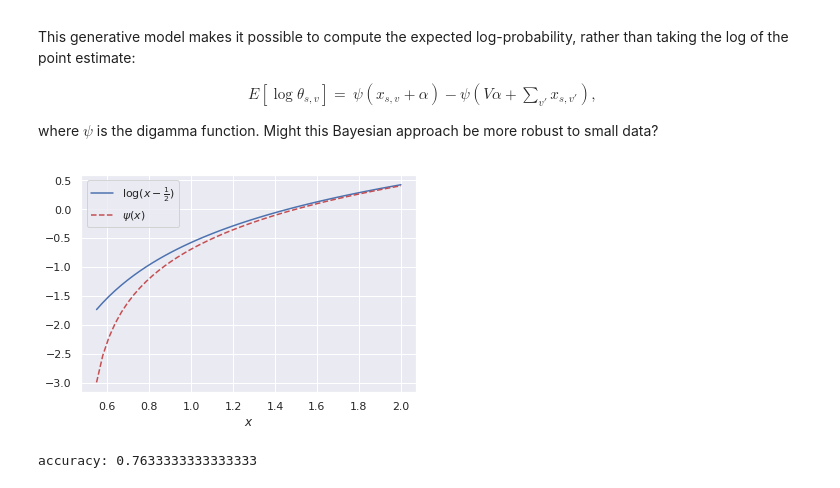
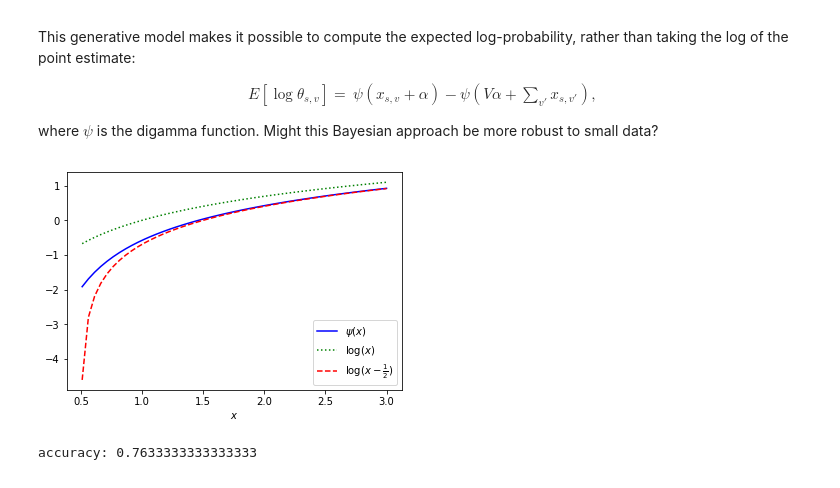
Before and after one commit to jacobeisenstein/tada-2018-discussion, a Jupyter notebook: Distinctiveness.ipynb, the cells around one changed output. Cells and saved outputs as stored; diff of their text form; code cells hidden in the pictures.

```diff
--- a/Distinctiveness.ipynb
+++ b/Distinctiveness.ipynb
@@ -173,14 +176,14 @@ E[\log \theta_{s,v}] = &{} \psi(x_{s,v} + \alpha) - \psi(V \alpha + \sum_{v'} x_
 \end{align}
 where $\psi$ is the digamma function. Might this Bayesian approach be more robust to small data?
 # %%
-# the digamma function
-x = np.linspace(0.55, 2)
+x = np.linspace(0.51, 3)
 plt.plot(x,digamma(x),'b-')
+plt.plot(x,np.log(x),'g:')
 plt.plot(x,np.log(x-.5),'r--')
 plt.xlabel('$x$')
-plt.legend(['$\\log(x - \\frac{1}{2})$','$\\psi(x)$']);
+plt.legend(['$\\psi(x)$','$\\log(x)$','$\\log(x - \\frac{1}{2})$']);
 # %% [output]
-[figure, old version]
+[figure, new version]
 # %%
 num_correct = 0
 N_trials = 300
```
Also changed, not shown: parts of 10 cells of this notebook.
